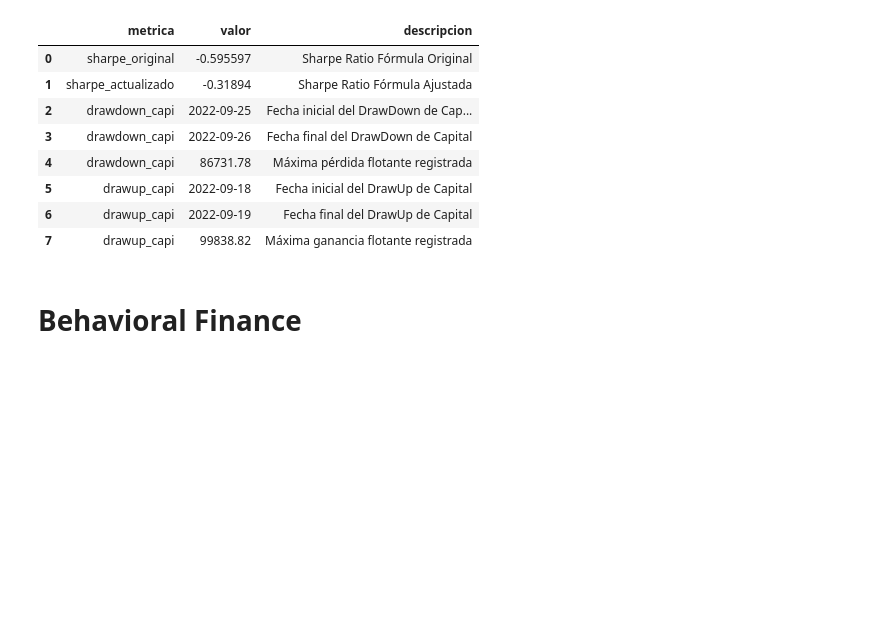
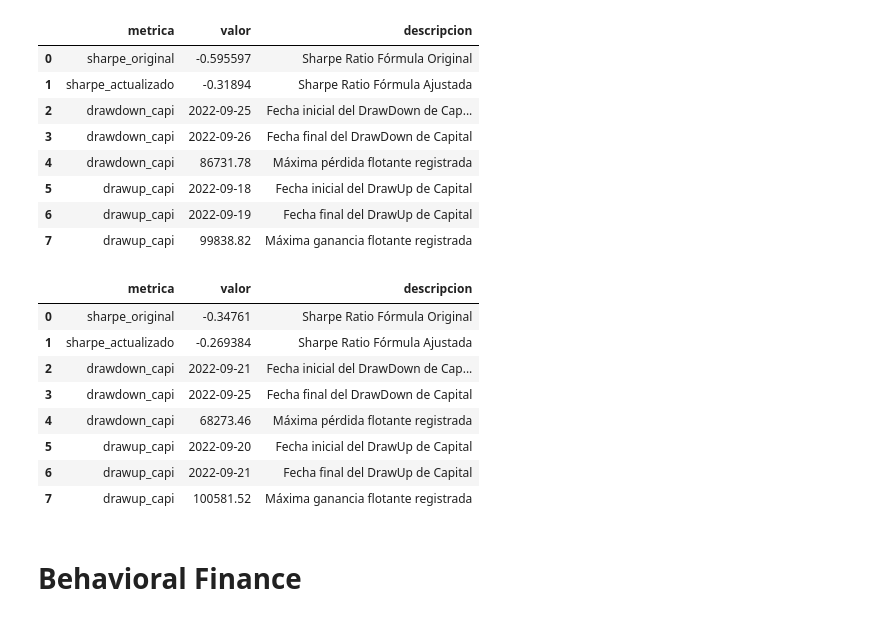
Before and after one commit to Aranzazu-R/MyST_LAB_3_E1, a Jupyter notebook: Estadistica_descriptiva.ipynb, the cells around one changed output. Drawn from its saved outputs; the diff is of its cells as text; code cells hidden in the pictures; blank space fills up the shorter version.

```diff
--- a/Estadistica_descriptiva.ipynb
+++ b/Estadistica_descriptiva.ipynb
@@ -270,7 +266,7 @@ def f_evolucion_capital(data):
     prof = prof.resample("D").sum()
     prof['profit_acm_d'] = 100000 + prof['Profit'].astype(float).cumsum()
     prof=prof.reset_index()
-    prof=prof[(prof['timestamp']!='2022-09-17')&(prof['timestamp']!='2022-09-18')&(prof['timestamp']!='2022-09-24')&(prof['timestamp']!='2022-09-2')]
+    prof=prof[(prof['timestamp']!='2022-09-17')&(prof['timestamp']!='2022-09-24')]
     prof=prof.reset_index(drop=True)
     return prof
 # %%
@@ -450,7 +451,17 @@ f_estadisticas_mad(mtp,benchmark_p)
 | 6 | drawup_capi | 2022-09-19 | Fecha final del DrawUp de Capital |
 | 7 | drawup_capi | 99838.82 | Máxima ganancia flotante registrada |
 # %%
-#f_estadisticas_mad(mta,benchmark_a)
+f_estadisticas_mad(mta,benchmark_a)
+# %% [output]
+|  | metrica | valor | descripcion |
+| 0 | sharpe_original | -0.34761 | Sharpe Ratio Fórmula Original |
+| 1 | sharpe_actualizado | -0.269384 | Sharpe Ratio Fórmula Ajustada |
+| 2 | drawdown_capi | 2022-09-21 | Fecha inicial del DrawDown de Cap... |
+| 3 | drawdown_capi | 2022-09-25 | Fecha final del DrawDown de Capital |
+| 4 | drawdown_capi | 68273.46 | Máxima pérdida flotante registrada |
+| 5 | drawup_capi | 2022-09-20 | Fecha inicial del DrawUp de Capital |
+| 6 | drawup_capi | 2022-09-21 | Fecha final del DrawUp de Capital |
+| 7 | drawup_capi | 100581.52 | Máxima ganancia flotante registrada |
 # %% [markdown]
 # Behavioral Finance
 # %% [markdown]
```
Also changed, not shown: parts of 14 cells of this notebook, 3 other files.
